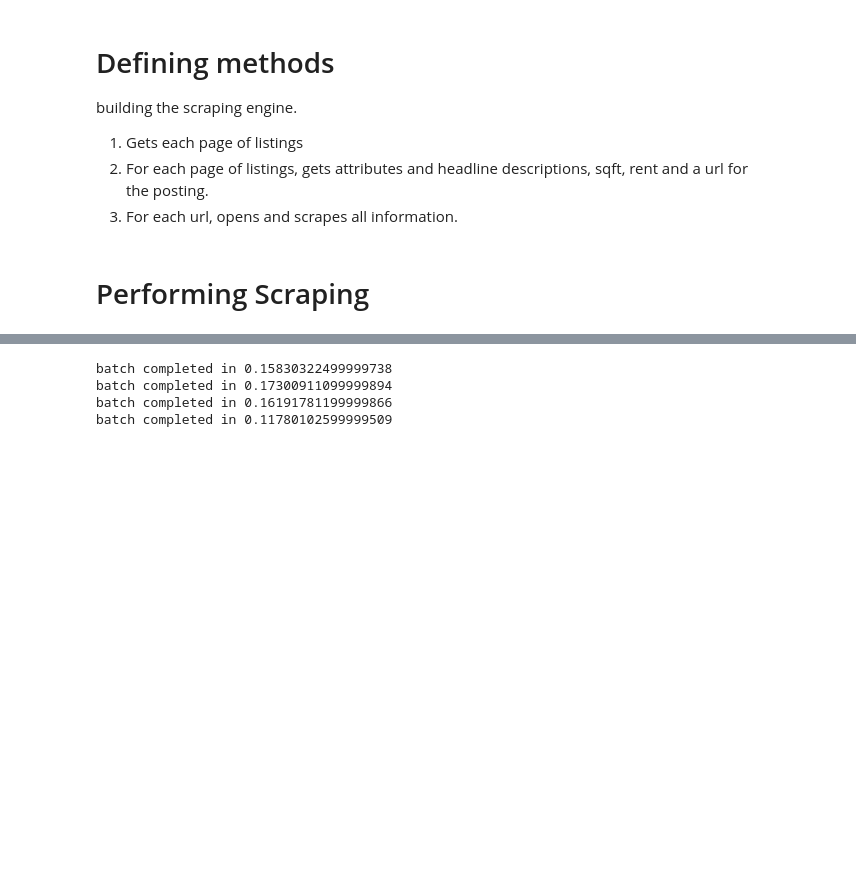
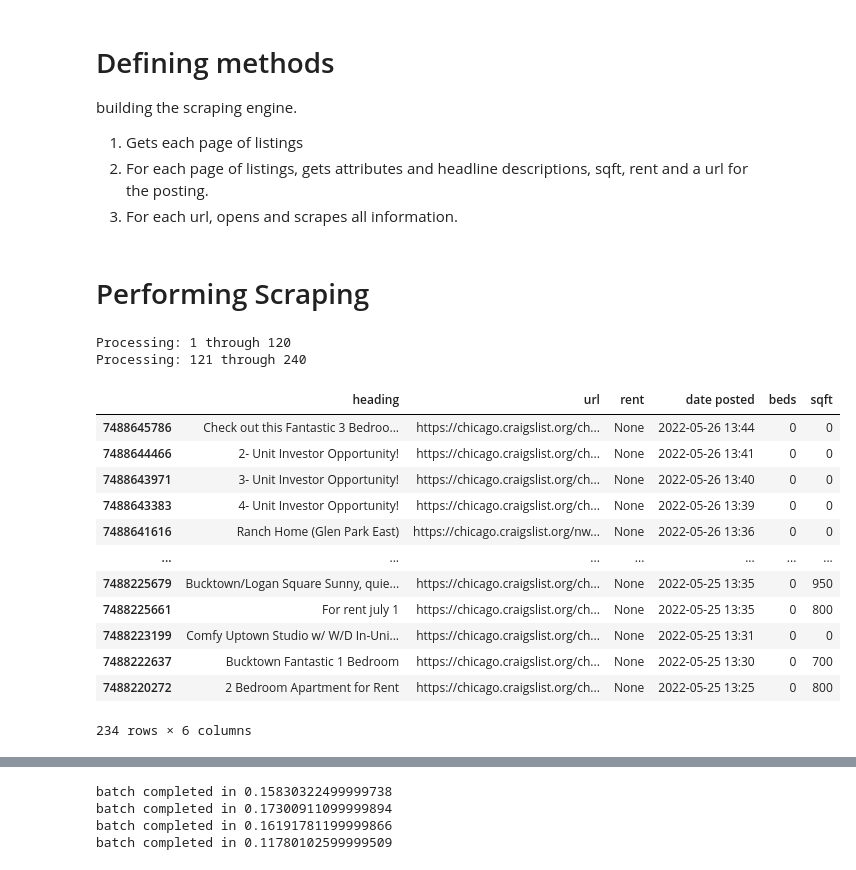
Before and after one commit to gbwiersum/CLApartmentScraper, a Jupyter notebook: CLScraper.ipynb, the cells around one changed output, grey strips where cells are left out. Cells and saved outputs as stored; diff of their text form; code cells hidden in the pictures; blank space fills up the shorter version.

```diff
--- a/CLScraper.ipynb
+++ b/CLScraper.ipynb
@@ -48,9 +48,6 @@ building the scraping engine.
 2.   For each page of listings, gets attributes and headline descriptions, sqft, rent and a url for the posting.
 3. For each url, opens and scrapes all information.
 # %%
-from numpy.ma.core import ceil
-from math import ceil
-
 # Open a browser instance.
 def start_browser():
   chrome_options = webdriver.ChromeOptions()
@@ -58,7 +55,7 @@ def start_browser():
   chrome_options.add_argument('--no-sandbox')
   chrome_options.add_argument('--disable-dev-shm-usage')
   browser = webdriver.Chrome('chromedriver', options=chrome_options)
-  browser.set_window_size(480, 320)
+  browser.set_window_size(48, 32)
   return(browser)
 
 browser = start_browser()
@@ -205,12 +202,51 @@ def scrape_listing(url, cooldown=0):
       except:
         attrvals.append(None)
 
-    return(dict(zip(['baths', 'parking', 'body', 'lat', 'lon', 'dogs', 'cats', 'laundry' ], attrvals)))
+    return(attrvals)
 
   else:
     return(None)
+
+
+def build_listing_set(url_series, cooldown=0,):
+  import numpy as np
+  import math
+
+  result = pd.DataFrame()
+  for n in np.array_split(url_series, len(url_series)//100):
+    t1=time.process_time()
+    try:
+      out = n.apply(lambda x: scrape_listing(x))
+      result.append(out)
+    except UnboundLocalError:
+      print("Scraping encountered an error. From page:\n")
+      print(BeautifulSoup(browser.page_source).body.text)
+    t2=time.process_time()
+    print("batch completed in "+str(t2-t1))
+
+  return(out)
 # %% [markdown]
 # Performing Scraping
 # %%
-listingdf = get_listings('https://chicago.craigslist.org/search/apa', cooldown=4)
+listingdf = get_listings('https://chicago.craigslist.org/search/apa', pages=-1, cooldown=5)
 listingdf.columns = ['heading', 'url', 'rent', 'date posted', 'beds', 'sqft']
+build_listing_set(listingdf['url'], cooldown=5)
+# %% [output]
+Processing: 1 through 120
+Processing: 121 through 240
+# %%
+listingdf
+# %% [output]
+|  | heading | url | rent | date posted | beds | sqft |
+| 7488645786 | Check out this Fantastic 3 Bedroo... | https://chicago.craigslist.org/ch... | None | 2022-05-26 13:44 | 0 | 0 |
+| 7488644466 | 2- Unit Investor Opportunity! | https://chicago.craigslist.org/ch... | None | 2022-05-26 13:41 | 0 | 0 |
+| 7488643971 | 3- Unit Investor Opportunity! | https://chicago.craigslist.org/ch... | None | 2022-05-26 13:40 | 0 | 0 |
+| 7488643383 | 4- Unit Investor Opportunity! | https://chicago.craigslist.org/ch... | None | 2022-05-26 13:39 | 0 | 0 |
+| 7488641616 | Ranch Home (Glen Park East) | https://chicago.craigslist.org/nw... | None | 2022-05-26 13:36 | 0 | 0 |
+| ... | ... | ... | ... | ... | ... | ... |
+| 7488225679 | Bucktown/Logan Square Sunny, quie... | https://chicago.craigslist.org/ch... | None | 2022-05-25 13:35 | 0 | 950 |
+| 7488225661 | For rent july 1 | https://chicago.craigslist.org/ch... | None | 2022-05-25 13:35 | 0 | 800 |
+| 7488223199 | Comfy Uptown Studio w/ W/D In-Uni... | https://chicago.craigslist.org/ch... | None | 2022-05-25 13:31 | 0 | 0 |
+| 7488222637 | Bucktown Fantastic 1 Bedroom | https://chicago.craigslist.org/ch... | None | 2022-05-25 13:30 | 0 | 700 |
+| 7488220272 | 2 Bedroom Apartment for Rent | https://chicago.craigslist.org/ch... | None | 2022-05-25 13:25 | 0 | 800 |
+234 rows × 6 columns
```
Also changed, not shown: parts of 4 cells of this notebook.
